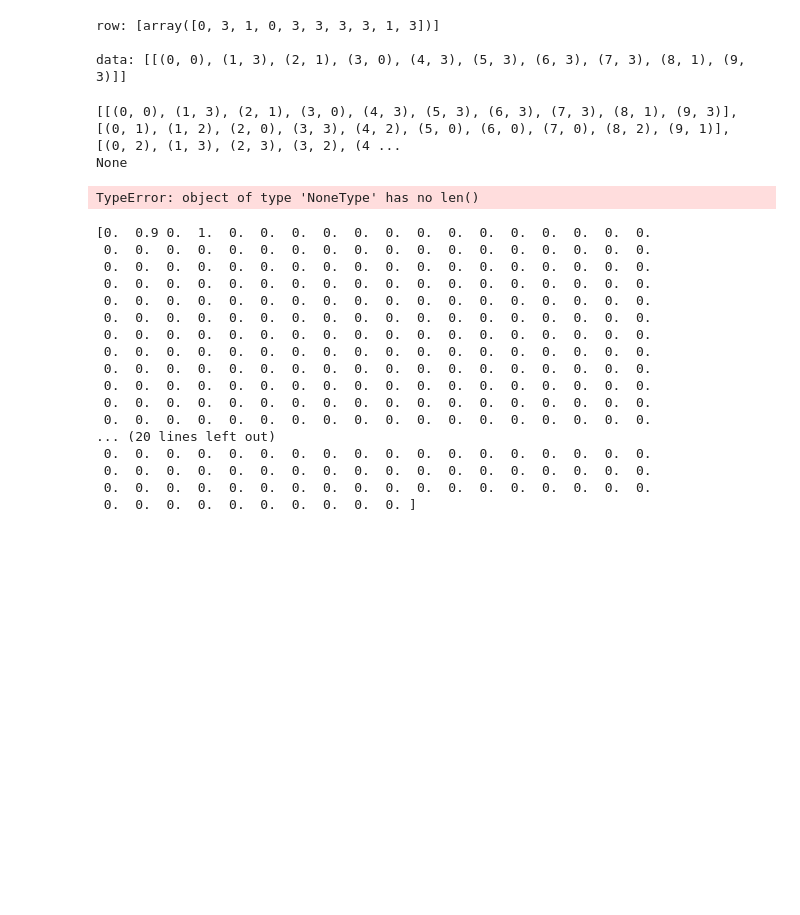
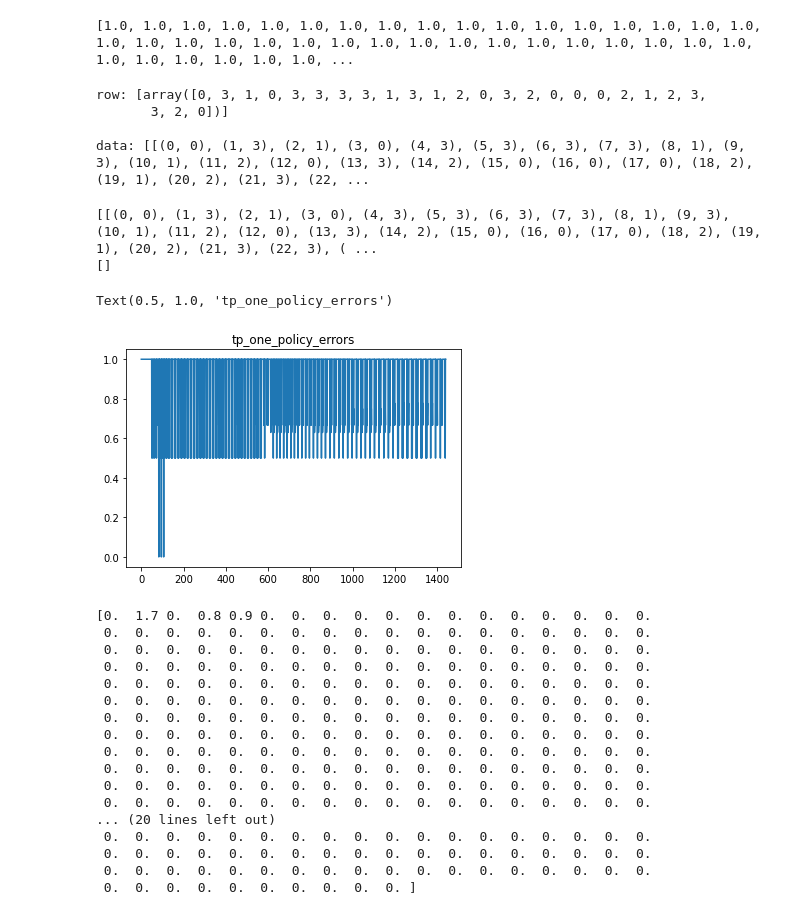
Before and after one commit to RodkinIvan/experiments, a Jupyter notebook: UnionSDR/union_sdr_test.ipynb, the cells around one changed output. Drawn from its saved outputs; the diff is of its cells as text; code cells hidden in the pictures; blank space fills up the shorter version.

```diff
--- a/UnionSDR/union_sdr_test.ipynb
+++ b/UnionSDR/union_sdr_test.ipynb
@@ -7,6 +6,8 @@ import numpy as np
 import matplotlib.pyplot as plt
 from htm_rl.modules.htm.spatial_pooler import UnionTemporalPooler
 # %%
+from configs import * # I'm so sorry for this...
+
 def make_sdr(pos: tuple, _shape: tuple) -> SDR:
     result = SDR(_shape)
     numpy_res = result.dense
@@ -74,6 +75,11 @@ def run(tm, tp, policy, state_encoder, action_encoder,  learn=True):
         tm.set_active_context_cells(context)
 
         tm.activate_basal_dendrites(learn)
+
+        tm.set_active_feedback_cells(tp.getUnionSDR().sparse)
+        tm.activate_apical_dendrites(learn)
+        tm.propagate_feedback()
+
         tm.predict_cells()
 
         tm.set_active_columns(active_input)
@@ -85,21 +91,30 @@ def run(tm, tp, policy, state_encoder, action_encoder,  learn=True):
 
         tp_prev_union.sparse = tp.getUnionSDR().sparse.copy()
 
-        tm.set_active_feedback_cells(tp.getUnionSDR().sparse)
-        tm.activate_apical_dendrites(learn)
-        tm.propagate_feedback()
 
+        apical_predict = tm.predictive_cells_apical
+        active_cells = tm.get_active_cells()
+        if apical_predict.size > 0:
+            a = 1
+            intersect = np.intersect1d(apical_predict, active_cells)
+            tp_errors.append((np.setdiff1d(apical_predict, intersect).size+np.setdiff1d(intersect, apical_predict).size)/apical_predict.size)
+    return tp_errors
 
-
-# run(tm, tp, data[0], state_encoder, action_encoder, True)
+tm = DelayedFeedbackTM(**config_tm)
+tp = UnionTemporalPooler(**config_tp)
+row_data, data = generate_data(4, n_actions, n_states)
+errors = []
+for i in range(100):
+    errors.extend(run(tm, tp, data[0], state_encoder, action_encoder, True))
+print(errors)
+# %% [output]
+[1.0, 1.0, 1.0, 1.0, 1.0, 1.0, 1.0, 1.0, 1.0, 1.0, 1.0, 1.0, 1.0, 1.0, 1.0, 1.0, 1.0, 1.0, 1.0, 1.0, 1.0, 1.0, 1.0, 1.0, 1.0, 1.0, 1.0, 1.0, 1.0, 1.0, 1.0, 1.0, 1.0, 1.0, 1.0, 1.0, 1.0, 1.0, 1.0, 1.0, ...
 # %%
-shape = (4,)
-cells_per_col = 4
 
-row_data, data = generate_data(4, shape[0], 10)
 print(f'row: {row_data[:1]}\n')
 print(f'data: {data[:1]}\n')
 # %% [output]
-row: [array([0, 3, 1, 0, 3, 3, 3, 3, 1, 3])]
+row: [array([0, 3, 1, 0, 3, 3, 3, 3, 1, 3, 1, 2, 0, 3, 2, 0, 0, 0, 2, 1, 2, 3,
+       3, 2, 0])]
 
-data: [[(0, 0), (1, 3), (2, 1), (3, 0), (4, 3), (5, 3), (6, 3), (7, 3), (8, 1), (9, 3)]]
+data: [[(0, 0), (1, 3), (2, 1), (3, 0), (4, 3), (5, 3), (6, 3), (7, 3), (8, 1), (9, 3), (10, 1), (11, 2), (12, 0), (13, 3), (14, 2), (15, 0), (16, 0), (17, 0), (18, 2), (19, 1), (20, 2), (21, 3), (22, ...
@@ -112,41 +125,44 @@ errors = run(tm, tp, data[0], state_encoder, action_encoder)
 print(data)
 print(errors)
 # %% [output]
-[[(0, 0), (1, 3), (2, 1), (3, 0), (4, 3), (5, 3), (6, 3), (7, 3), (8, 1), (9, 3)], [(0, 1), (1, 2), (2, 0), (3, 3), (4, 2), (5, 0), (6, 0), (7, 0), (8, 2), (9, 1)], [(0, 2), (1, 3), (2, 3), (3, 2), (4 ...
-None
+[[(0, 0), (1, 3), (2, 1), (3, 0), (4, 3), (5, 3), (6, 3), (7, 3), (8, 1), (9, 3), (10, 1), (11, 2), (12, 0), (13, 3), (14, 2), (15, 0), (16, 0), (17, 0), (18, 2), (19, 1), (20, 2), (21, 3), (22, 3), ( ...
+[]
 # %%
 plt.plot(range(len(errors)), errors)
-plt.title('tm_train_errors')
+plt.title('tp_one_policy_errors')
 # %% [output]
-TypeError: object of type 'NoneType' has no len()
+Text(0.5, 1.0, 'tp_one_policy_errors')
+[figure, added]
 # %%
 class MyUTP:
     _initial_pooling = 1
     _pooling_decay = 0.1
-    def __init__(self, _shape):
+    def __init__(self, _shape: tuple):
         self._union_sdr = SDR(_shape)
         self._pooling_activations = np.zeros(_shape)
         self._shape = _shape
 
     def pooling_decay_step(self):
-        self._pooling_activations -= np.ones(self._shape) * self._pooling_decay
+        self._pooling_activations[self._pooling_activations != 0] -= self._pooling_decay
         self._pooling_activations = self._pooling_activations.clip(0, float('inf'))
 
-    def compute(self, _sdr):
+    def compute(self, _sdr: SDR):
         self.pooling_decay_step()
-
         self._pooling_activations[_sdr.sparse] += self._initial_pooling
 
         self._union_sdr.dense = self._pooling_activations != 0
+
+
 tp_shape = [input_columns * cells_per_column]
 
 my_utp = MyUTP(tp_shape)
 my_utp.compute(make_sdr((1,), tp_shape))
 my_utp.compute(make_sdr((3,), tp_shape))
-
+my_utp.compute(make_sdr((4,), tp_shape))
+my_utp.compute(make_sdr((1,), tp_shape))
 print(my_utp._pooling_activations)
 # %% [output]
-[0.  0.9 0.  1.  0.  0.  0.  0.  0.  0.  0.  0.  0.  0.  0.  0.  0.  0.
+[0.  1.7 0.  0.8 0.9 0.  0.  0.  0.  0.  0.  0.  0.  0.  0.  0.  0.  0.
  0.  0.  0.  0.  0.  0.  0.  0.  0.  0.  0.  0.  0.  0.  0.  0.  0.  0.
  0.  0.  0.  0.  0.  0.  0.  0.  0.  0.  0.  0.  0.  0.  0.  0.  0.  0.
  0.  0.  0.  0.  0.  0.  0.  0.  0.  0.  0.  0.  0.  0.  0.  0.  0.  0.
```
Also changed, not shown: parts of 2 cells of this notebook.
